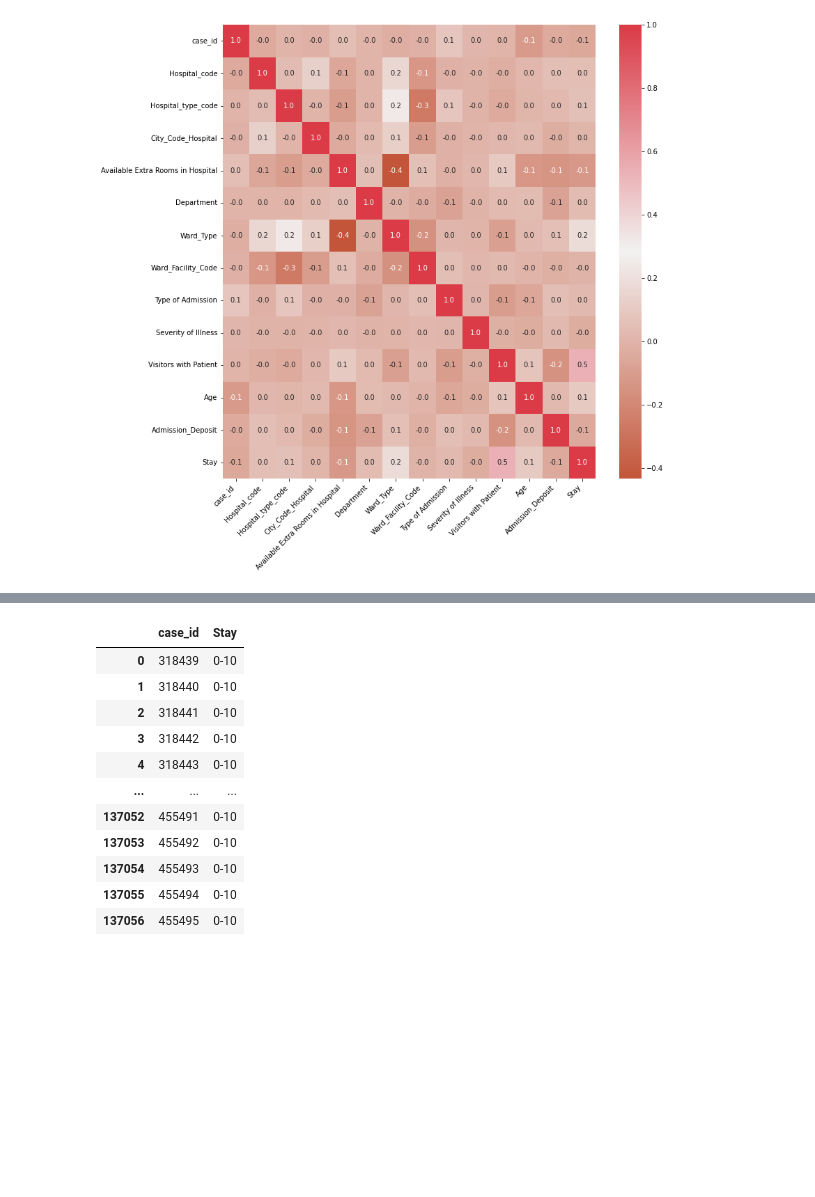
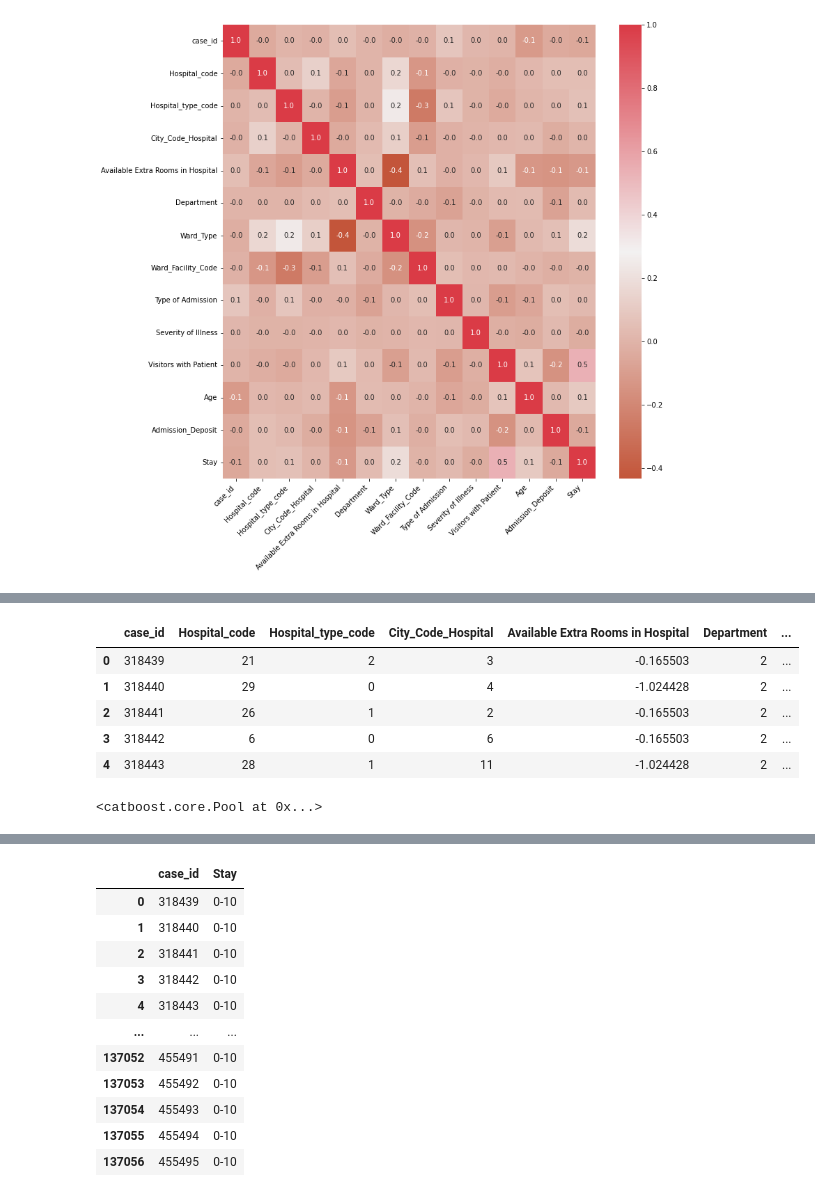
Before and after one commit to swapanroy/Kaggle, a Jupyter notebook: healthcare-data-predicting-length-of-stay.ipynb, the cells around one changed output, grey strips where cells are left out. Saved outputs shown, nothing was run; the diff lists cells and outputs as text; code cells hidden in the pictures; blank space fills up the shorter version.

```diff
--- a/healthcare-data-predicting-length-of-stay.ipynb
+++ b/healthcare-data-predicting-length-of-stay.ipynb
@@ -381,0 +491,14 @@ df_test_new = df_merge[1]
+# %%
+df_test.head()
+# %% [output]
+|  | case_id | Hospital_code | Hospital_type_code | City_Code_Hospital | Available Extra Rooms in Hospital | Department | ... |
+| 0 | 318439 | 21 | 2 | 3 | -0.165503 | 2 | ... |
+| 1 | 318440 | 29 | 0 | 4 | -1.024428 | 2 | ... |
+| 2 | 318441 | 26 | 1 | 2 | -0.165503 | 2 | ... |
+| 3 | 318442 | 6 | 0 | 6 | -0.165503 | 2 | ... |
+| 4 | 318443 | 28 | 1 | 11 | -1.024428 | 2 | ... |
+# %%
+eval_dt = Pool(df_test)
+eval_dt
+# %% [output]
+<catboost.core.Pool at 0x...>
```
Also changed, not shown: parts of 23 cells of this notebook.
